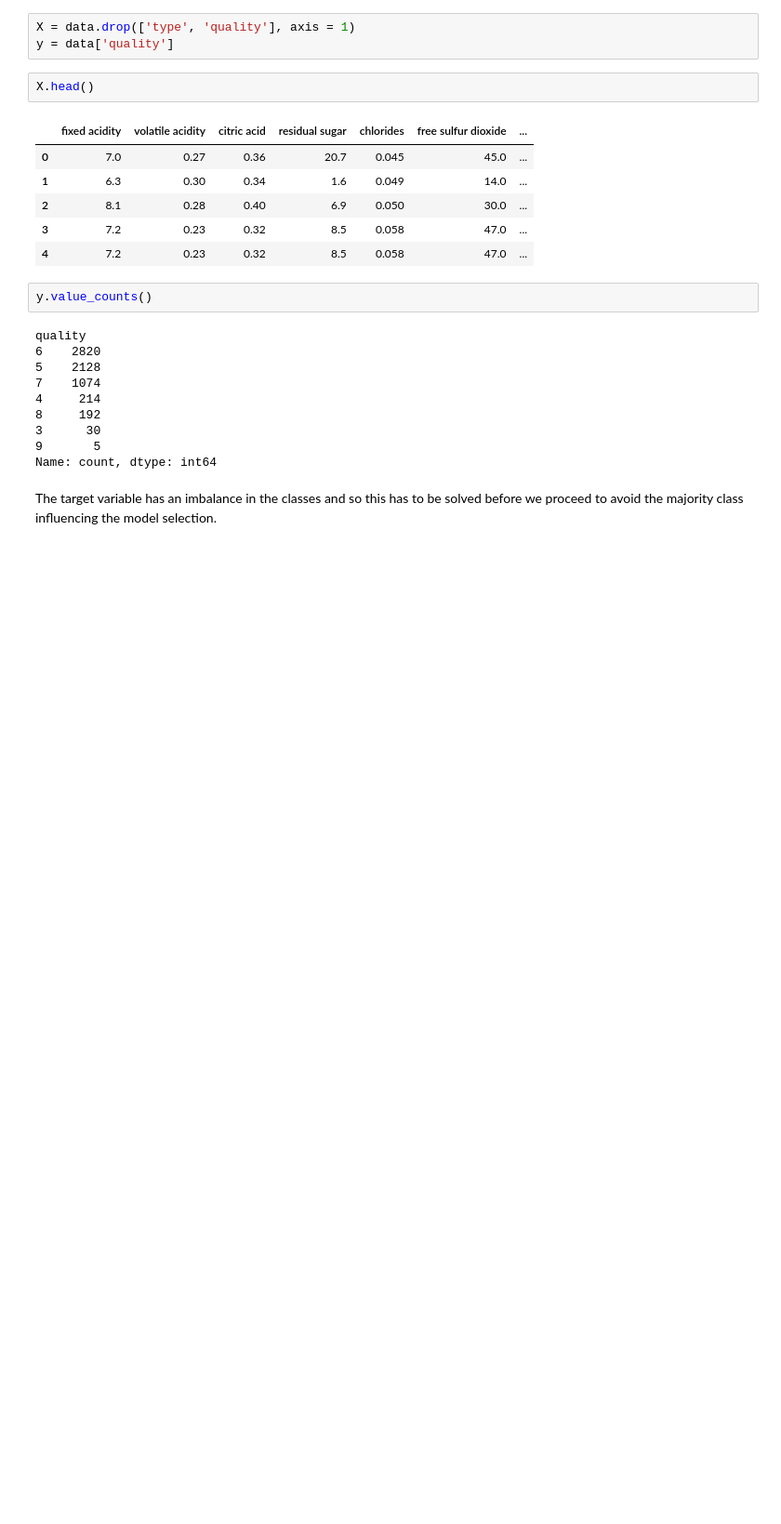
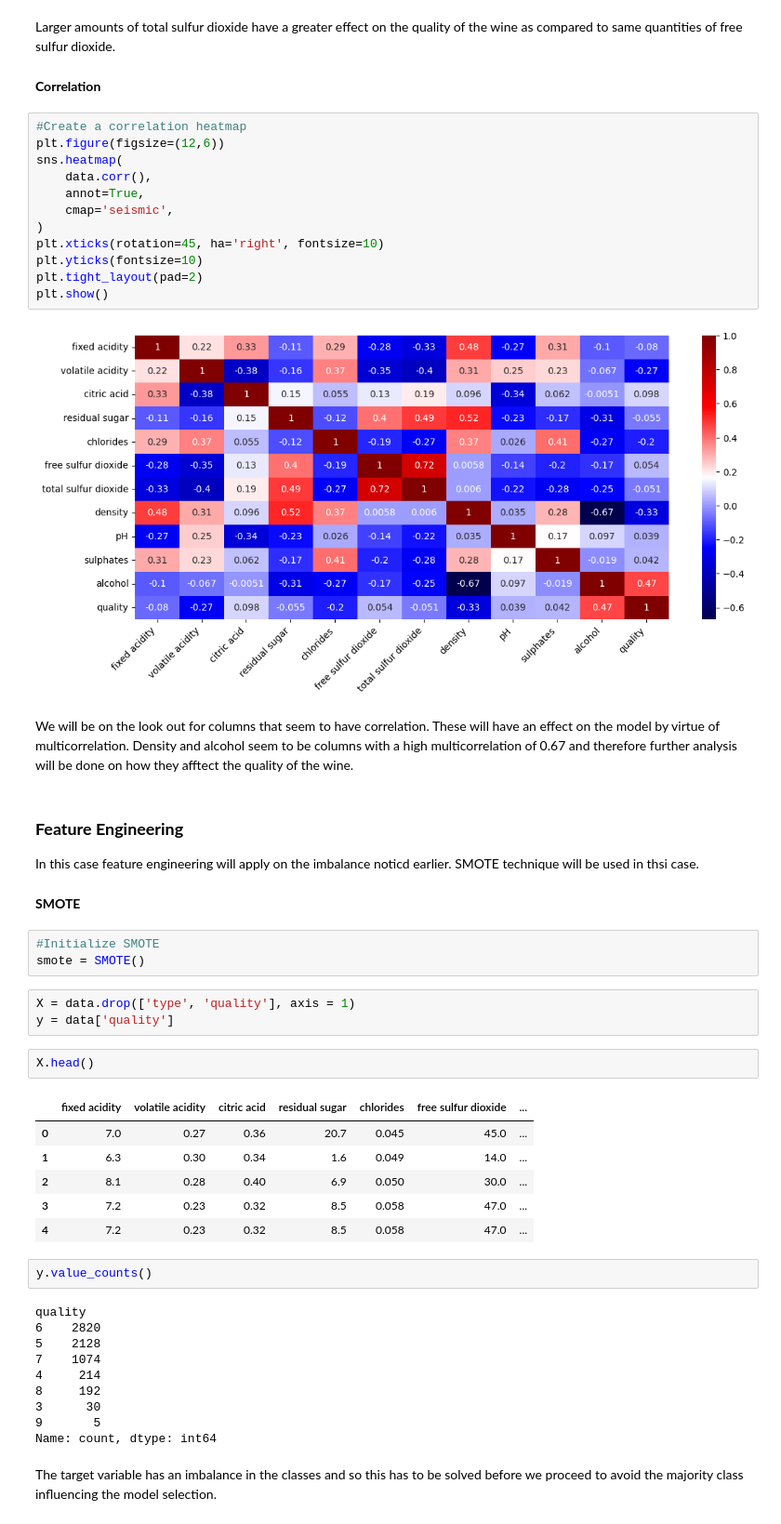
Before and after one commit to Roseyshi/Wine-Quality-Classification, a Jupyter notebook: Wine_Prediction.ipynb, the cells around one changed output. Shown at 93% size. Cells and saved outputs as stored; diff of their text form; blank space fills up the shorter version.

```diff
--- a/Wine_Prediction.ipynb
+++ b/Wine_Prediction.ipynb
@@ -36,3 +173,32 @@ dtype: int64
+# %% [markdown]
+Larger amounts of total sulfur dioxide have a greater effect on the quality of the wine as compared to same quantities of free sulfur dioxide.
+# %% [markdown]
+**Correlation**
+# %%
+#Create a correlation heatmap
+plt.figure(figsize=(12,6))
+sns.heatmap(
+    data.corr(),
+    annot=True,
+    cmap='seismic',
+)
+plt.xticks(rotation=45, ha='right', fontsize=10)
+plt.yticks(fontsize=10)
+plt.tight_layout(pad=2)
+plt.show()
+# %% [output]
+[figure, added]
+# %% [markdown]
+We will be on the look out for columns that seem to have correlation. These will have an effect on the model by virtue of multicorrelation. Density and alcohol seem to be columns with a high multicorrelation of 0.67 and therefore further analysis will be done on how they afftect the quality of the wine.
+# %% [markdown]
+### **Feature Engineering**
+
+In this case feature engineering will apply on the imbalance noticd earlier. SMOTE technique will be used in thsi case.
+# %% [markdown]
+**SMOTE**
+# %%
+#Initialize SMOTE
+smote = SMOTE()
 # %%
 X = data.drop(['type', 'quality'], axis = 1)
 y = data['quality']
```
Also changed, not shown: parts of 29 cells of this notebook.
